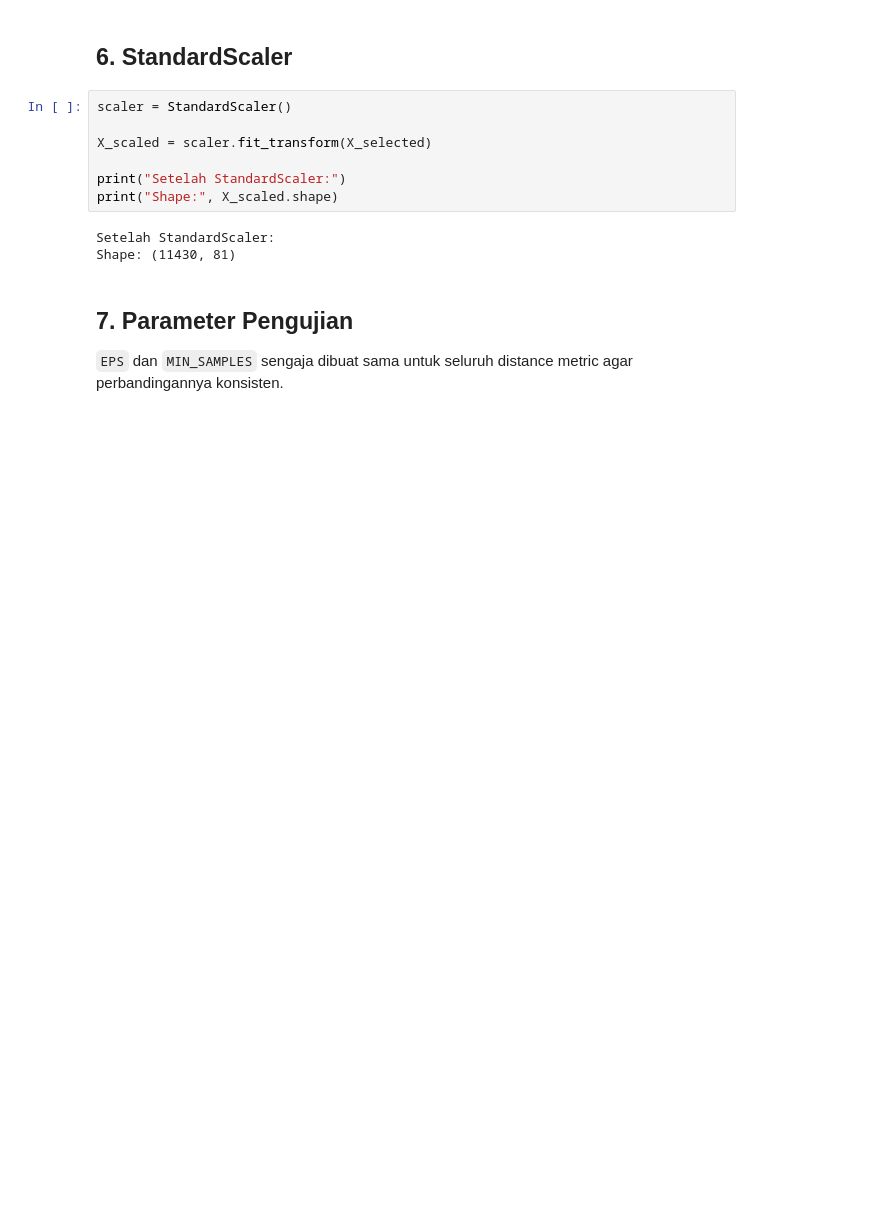
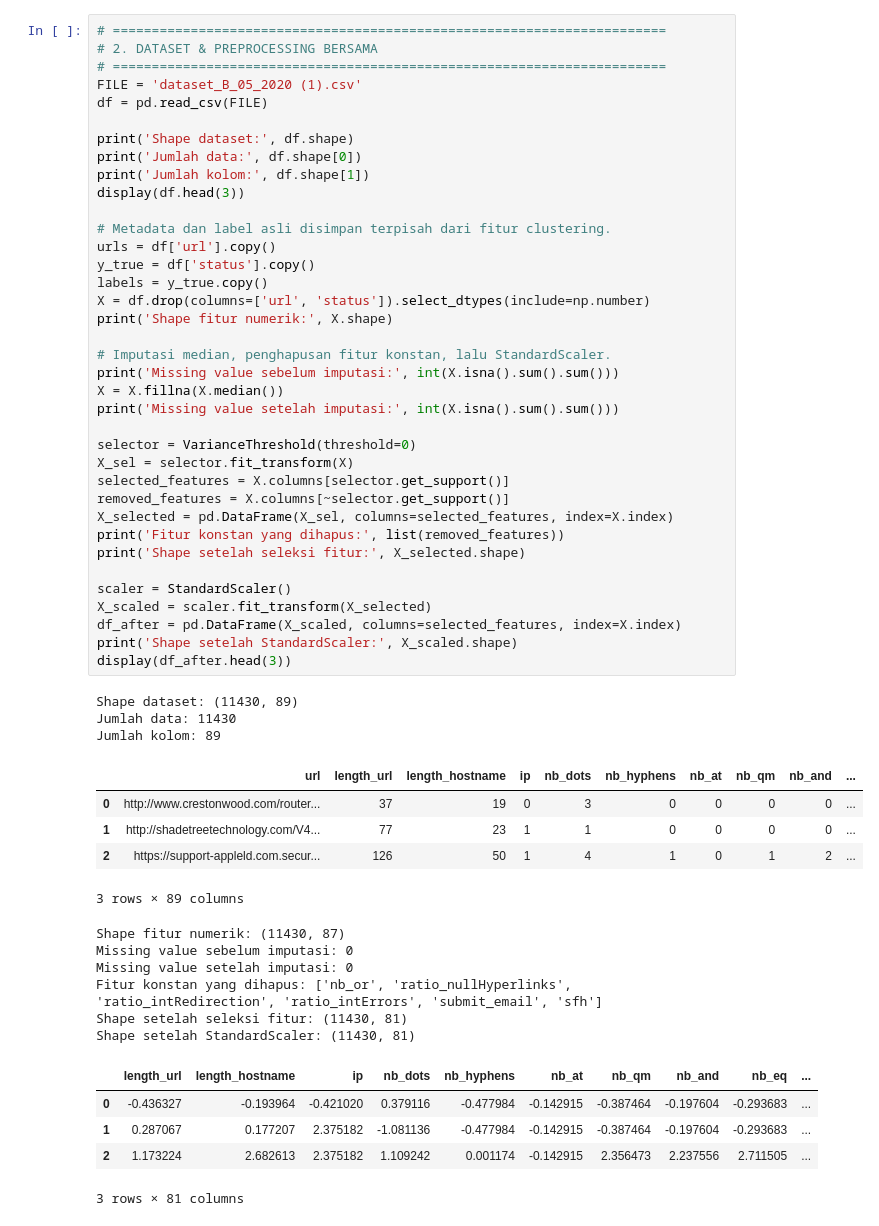
Before and after one commit to oninonins/Machine-learning-, a Jupyter notebook: JS04/DBSCAN_Perbandingan_Distance_Metric.ipynb, the cells around one changed output. Cells and saved outputs as stored; diff of their text form; blank space fills up the shorter version.

```diff
--- a/JS04/DBSCAN_Perbandingan_Distance_Metric.ipynb
+++ b/JS04/DBSCAN_Perbandingan_Distance_Metric.ipynb
@@ -113,16 +40,57 @@ Jumlah fitur: 81
-# %% [markdown]
-## 6. StandardScaler
-# %%
-scaler = StandardScaler()
-
-X_scaled = scaler.fit_transform(X_selected)
-
-print("Setelah StandardScaler:")
-print("Shape:", X_scaled.shape)
-# %% [output]
-Setelah StandardScaler:
-Shape: (11430, 81)
-# %% [markdown]
-## 7. Parameter Pengujian
-
-`EPS` dan `MIN_SAMPLES` sengaja dibuat sama untuk seluruh distance metric agar perbandingannya konsisten.
+# %%
+# =======================================================================
+# 2. DATASET & PREPROCESSING BERSAMA
+# =======================================================================
+FILE = 'dataset_B_05_2020 (1).csv'
+df = pd.read_csv(FILE)
+
+print('Shape dataset:', df.shape)
+print('Jumlah data:', df.shape[0])
+print('Jumlah kolom:', df.shape[1])
+display(df.head(3))
+
+# Metadata dan label asli disimpan terpisah dari fitur clustering.
+urls = df['url'].copy()
+y_true = df['status'].copy()
+labels = y_true.copy()
+X = df.drop(columns=['url', 'status']).select_dtypes(include=np.number)
+print('Shape fitur numerik:', X.shape)
+
+# Imputasi median, penghapusan fitur konstan, lalu StandardScaler.
+print('Missing value sebelum imputasi:', int(X.isna().sum().sum()))
+X = X.fillna(X.median())
+print('Missing value setelah imputasi:', int(X.isna().sum().sum()))
+
+selector = VarianceThreshold(threshold=0)
+X_sel = selector.fit_transform(X)
+selected_features = X.columns[selector.get_support()]
+removed_features = X.columns[~selector.get_support()]
+X_selected = pd.DataFrame(X_sel, columns=selected_features, index=X.index)
+print('Fitur konstan yang dihapus:', list(removed_features))
+print('Shape setelah seleksi fitur:', X_selected.shape)
+
+scaler = StandardScaler()
+X_scaled = scaler.fit_transform(X_selected)
+df_after = pd.DataFrame(X_scaled, columns=selected_features, index=X.index)
+print('Shape setelah StandardScaler:', X_scaled.shape)
+display(df_after.head(3))
+# %% [output]
+Shape dataset: (11430, 89)
+Jumlah data: 11430
+Jumlah kolom: 89
+|  | url | length_url | length_hostname | ip | nb_dots | nb_hyphens | nb_at | nb_qm | nb_and | ... |
+| 0 | http://www.crestonwood.com/router... | 37 | 19 | 0 | 3 | 0 | 0 | 0 | 0 | ... |
+| 1 | http://shadetreetechnology.com/V4... | 77 | 23 | 1 | 1 | 0 | 0 | 0 | 0 | ... |
+| 2 | https://support-appleld.com.secur... | 126 | 50 | 1 | 4 | 1 | 0 | 1 | 2 | ... |
+3 rows × 89 columns
+Shape fitur numerik: (11430, 87)
+Missing value sebelum imputasi: 0
+Missing value setelah imputasi: 0
+Fitur konstan yang dihapus: ['nb_or', 'ratio_nullHyperlinks', 'ratio_intRedirection', 'ratio_intErrors', 'submit_email', 'sfh']
+Shape setelah seleksi fitur: (11430, 81)
+Shape setelah StandardScaler: (11430, 81)
+|  | length_url | length_hostname | ip | nb_dots | nb_hyphens | nb_at | nb_qm | nb_and | nb_eq | ... |
+| 0 | -0.436327 | -0.193964 | -0.421020 | 0.379116 | -0.477984 | -0.142915 | -0.387464 | -0.197604 | -0.293683 | ... |
+| 1 | 0.287067 | 0.177207 | 2.375182 | -1.081136 | -0.477984 | -0.142915 | -0.387464 | -0.197604 | -0.293683 | ... |
+| 2 | 1.173224 | 2.682613 | 2.375182 | 1.109242 | 0.001174 | -0.142915 | 2.356473 | 2.237556 | 2.711505 | ... |
+3 rows × 81 columns
```
Also changed, not shown: parts of 30 cells of this notebook, 7 other files.
